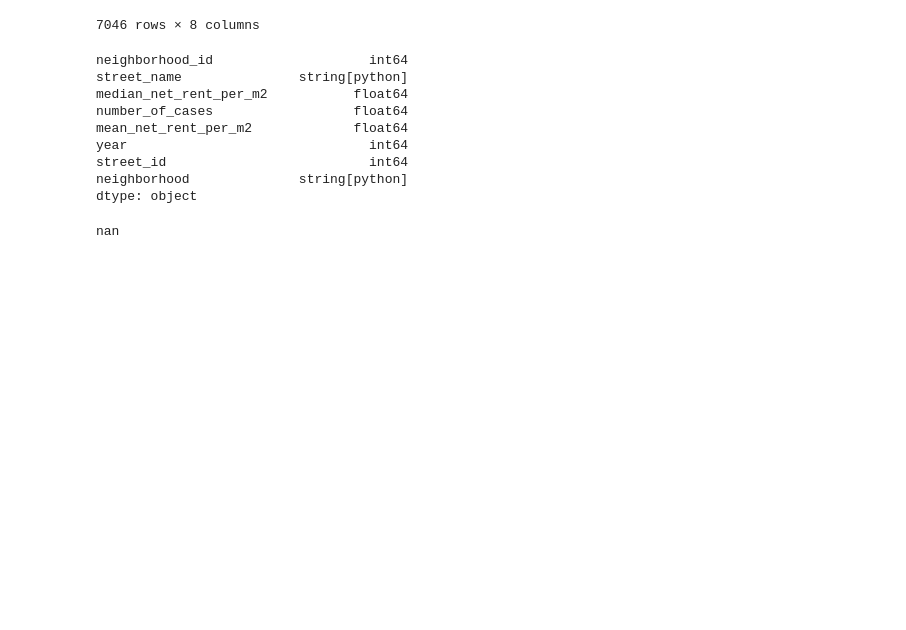
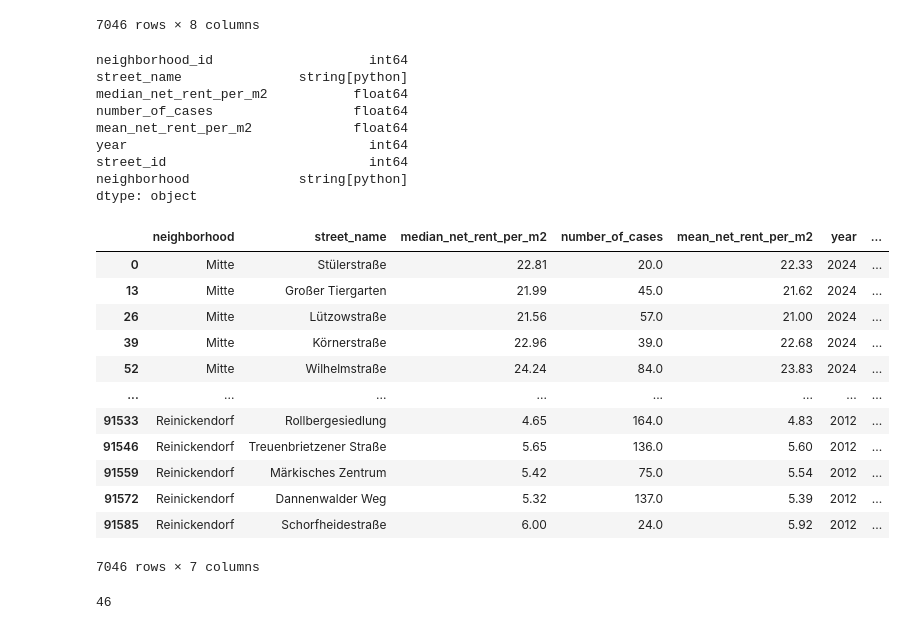
Before and after one commit to webeet-io/layered-populate-data-pool-da, a Jupyter notebook: real_estate_statistics/scripts/ibb_planungsraeume_script.ipynb, the cells around one changed output. Drawn from its saved outputs; the diff is of its cells as text; code cells hidden in the pictures; blank space fills up the shorter version.

```diff
--- a/real_estate_statistics/scripts/ibb_planungsraeume_script.ipynb
+++ b/real_estate_statistics/scripts/ibb_planungsraeume_script.ipynb
@@ -164,6 +168,22 @@ street_id                          int64
 neighborhood              string[python]
 dtype: object
 # %%
-df.iloc[115,2]
+df = df.drop('neighborhood_id', axis=1)
-# %% [output]
-nan
+# %%
+col = 'neighborhood'
+df = df[[col] + [c for c in df.columns if c != col]]
+df
+# %% [output]
+|  | neighborhood | street_name | median_net_rent_per_m2 | number_of_cases | mean_net_rent_per_m2 | year | ... |
+| 0 | Mitte | Stülerstraße | 22.81 | 20.0 | 22.33 | 2024 | ... |
+| 13 | Mitte | Großer Tiergarten | 21.99 | 45.0 | 21.62 | 2024 | ... |
+| 26 | Mitte | Lützowstraße | 21.56 | 57.0 | 21.00 | 2024 | ... |
+| 39 | Mitte | Körnerstraße | 22.96 | 39.0 | 22.68 | 2024 | ... |
+| 52 | Mitte | Wilhelmstraße | 24.24 | 84.0 | 23.83 | 2024 | ... |
+| ... | ... | ... | ... | ... | ... | ... | ... |
+| 91533 | Reinickendorf | Rollbergesiedlung | 4.65 | 164.0 | 4.83 | 2012 | ... |
+| 91546 | Reinickendorf | Treuenbrietzener Straße | 5.65 | 136.0 | 5.60 | 2012 | ... |
+| 91559 | Reinickendorf | Märkisches Zentrum | 5.42 | 75.0 | 5.54 | 2012 | ... |
+| 91572 | Reinickendorf | Dannenwalder Weg | 5.32 | 137.0 | 5.39 | 2012 | ... |
+| 91585 | Reinickendorf | Schorfheidestraße | 6.00 | 24.0 | 5.92 | 2012 | ... |
+7046 rows × 7 columns
@@ -169,0 +217,12 @@ nan
+# %%
+# Populate NeonDB with rent_stats_per_street data
+
+df.to_sql(
+    name='rent_stats_per_street',
+    con=engine,
+    schema='test_berlin_data',
+    if_exists='append',
+    index=False
+)
+# %% [output]
+46
```
Also changed, not shown: parts of 5 cells of this notebook, 1 other file.
